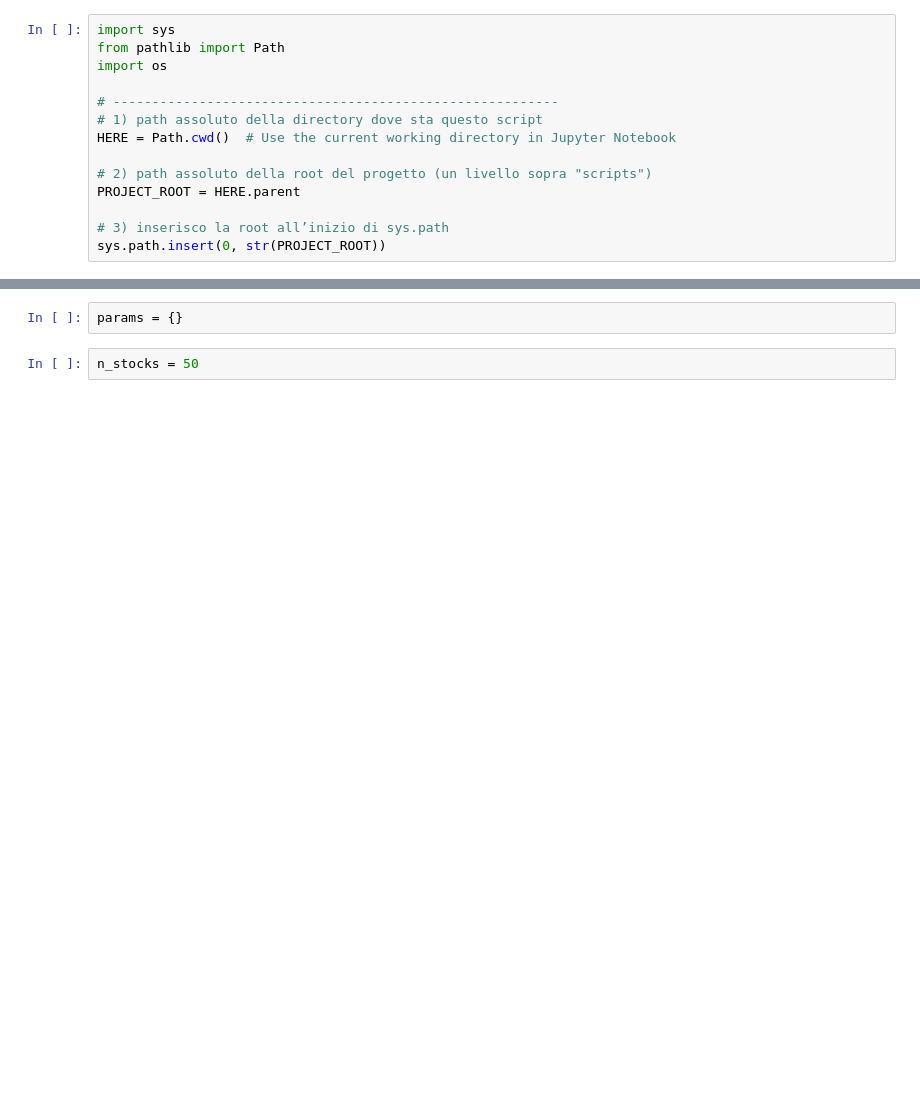
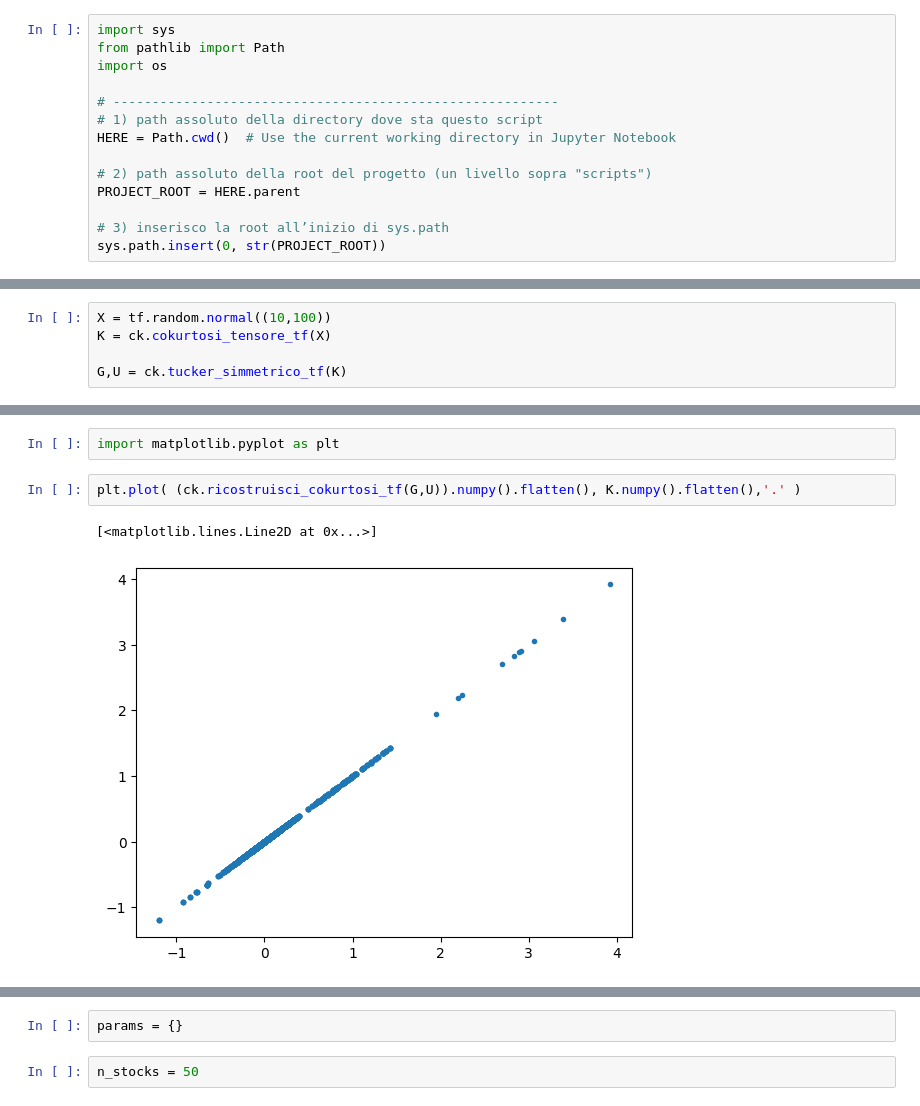
Before and after one commit to bongiornoc/HOAO, a Jupyter notebook: notebooks/TEST.ipynb, the cells around one changed output, grey strips where cells are left out. Cells and saved outputs as stored; diff of their text form; blank space fills up the shorter version.

```diff
--- a/notebooks/TEST.ipynb
+++ b/notebooks/TEST.ipynb
@@ -18,0 +23,5 @@ import tensorflow as tf
+# %%
+X = tf.random.normal((10,100))
+K = ck.cokurtosi_tensore_tf(X)
+
+G,U = ck.tucker_simmetrico_tf(K)
@@ -18,0 +59,7 @@ import tensorflow as tf
+# %%
+import matplotlib.pyplot as plt
+# %%
+plt.plot( (ck.ricostruisci_cokurtosi_tf(G,U)).numpy().flatten(), K.numpy().flatten(),'.' )
+# %% [output]
+[<matplotlib.lines.Line2D at 0x...>]
+[figure, added]
```
Also changed, not shown: parts of 6 cells of this notebook, 1 other file.
